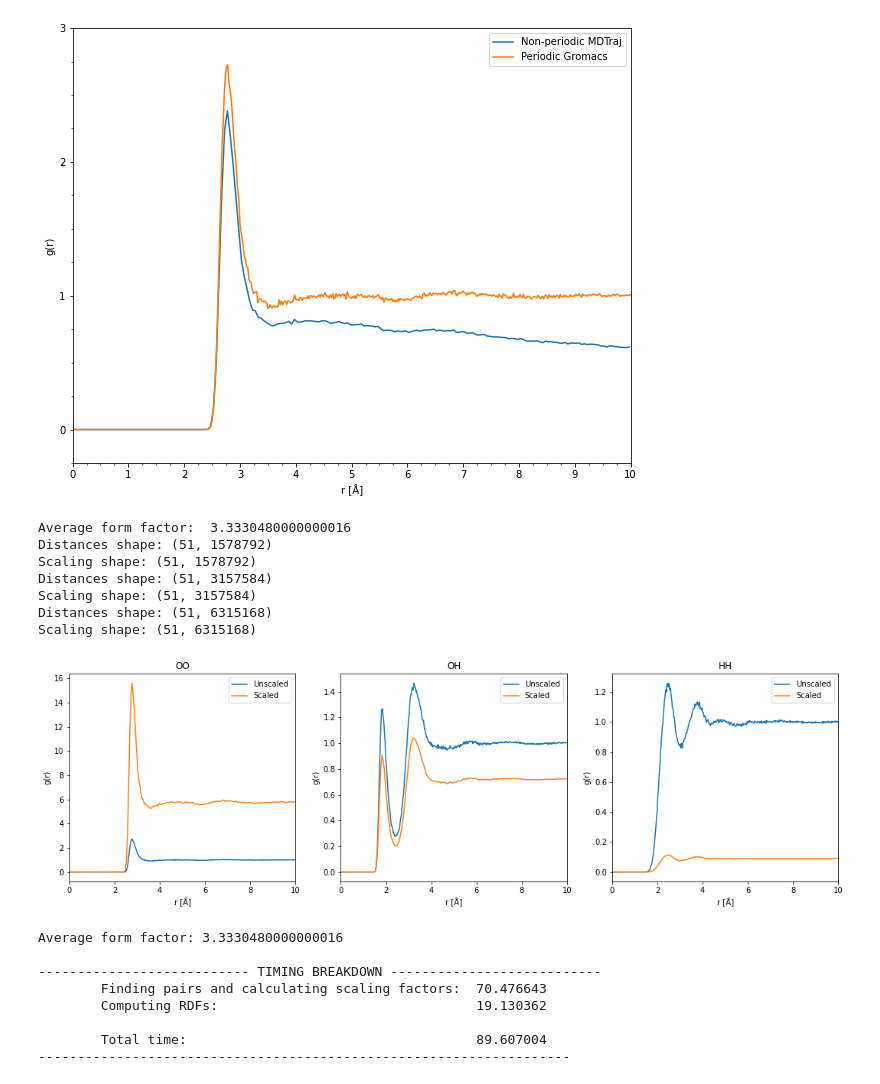
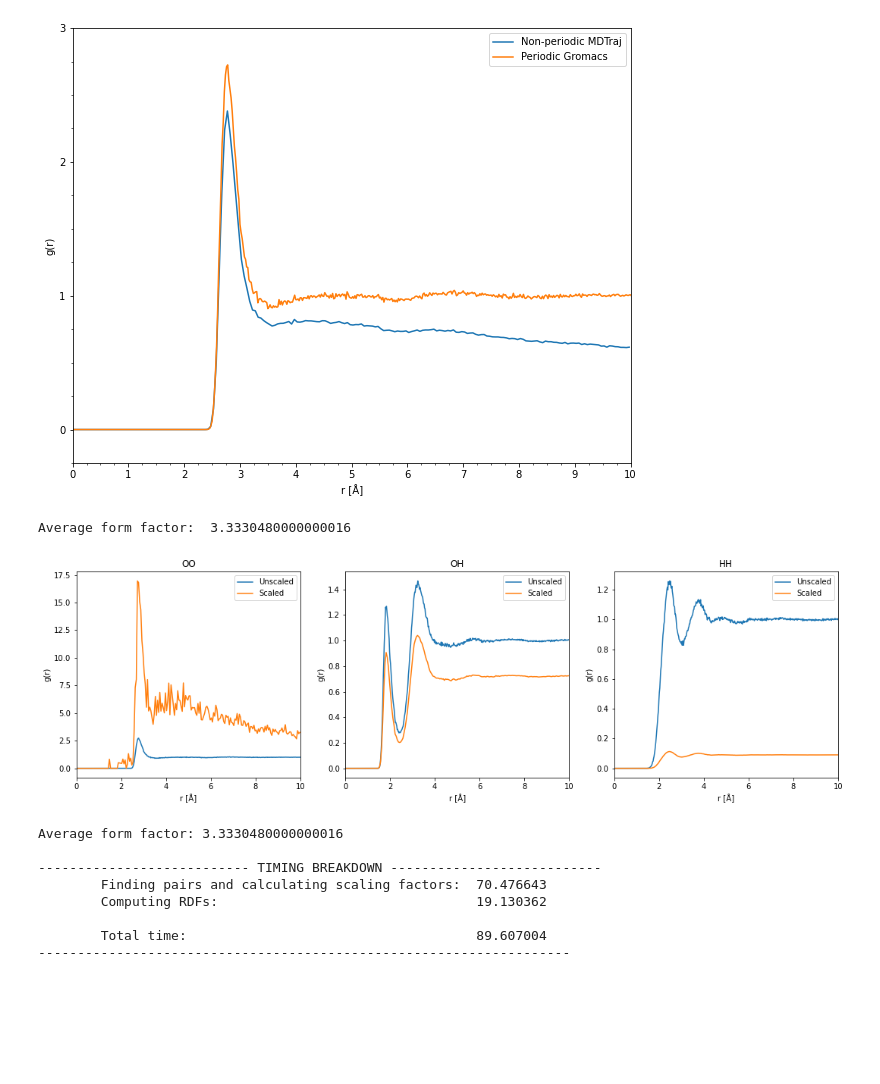
Before and after one commit to schwinns/polyamide-build, a Jupyter notebook: protonated/walls/L33A_33A_68A/hydration/testing/gromacs_water_box/rdfs/plot_water_rdfs.ipynb, the cells around one changed output. Cells and saved outputs as stored; diff of their text form; code cells hidden in the pictures; blank space fills up the shorter version.

```diff
--- a/protonated/walls/L33A_33A_68A/hydration/testing/gromacs_water_box/rdfs/plot_water_rdfs.ipynb
+++ b/protonated/walls/L33A_33A_68A/hydration/testing/gromacs_water_box/rdfs/plot_water_rdfs.ipynb
@@ -294,10 +294,9 @@ for f in np.arange(frame_start, frame_end):
                 scaling.append(f_i*f_j)
 
     OO_scaling = np.zeros(len(OO_pairs))
-    OO_scaling = np.array(scaling) / avg_f**2
+    OO_scaling = np.array([scaling]) / avg_f**2
 
-    no_scaling = np.ones((1,OO_scaling.shape[0]))
-    r_OO, g_OO = compute_rdf(t, OO_pairs, scaling_factors=no_scaling, periodic=True)
+    r_OO, g_OO = compute_rdf(t, OO_pairs, scaling_factors=OO_scaling, periodic=True)
 
     if g_avg is not None:
         g_avg += g_OO
@@ -308,6 +307,7 @@ for f in np.arange(frame_start, frame_end):
 
 g_avg = g_avg / (frame_end - frame_start)
 plt.plot(r_OO*10, g_avg, label='Cutout slab')
-plt.plot(dataO[0,:]*10, dataO[1,:], label='Full system')
-plt.title('OO RDF for Water')
+# plt.plot(dataO[0,:]*10, dataO[1,:], label='Full system')
+plt.plot(r_OO_full*10, g_OO_full, label='Full system')
+plt.title('OO RDF for Water SCALED')
 plt.legend();
@@ -462,41 +460,35 @@ for f in range(t.n_frames):
     HH_scaling[f,:] = np.array(scaling) / avg_f**2
 
 
 # Compute RDFs
 print('Average form factor: ', avg_f)
-r_OO, g_OO = compute_rdf(t, OO_pairs, scaling_factors=OO_scaling)
+r_OO_full, g_OO_full = compute_rdf(t, OO_pairs, scaling_factors=OO_scaling)
 r_OH, g_OH = compute_rdf(t, OH_pairs, scaling_factors=OH_scaling)
 r_HH, g_HH = compute_rdf(t, HH_pairs, scaling_factors=HH_scaling)
 
 # Plotting
 fig, ax = plt.subplots(1,3, figsize=(18,5))
 
 ax[0].set_title('OO')
 ax[0].plot(dataO[0,:]*10, dataO[1,:], label='Unscaled')
 ax[0].plot(r_OO*10, g_OO, label='Scaled')
 
 ax[1].set_title('OH')
 ax[1].plot(dataO[0,:]*10, dataO[4,:], label='Unscaled')
 ax[1].plot(r_OH*10, g_OH, label='Scaled')
 
 ax[2].set_title('HH')
 ax[2].plot(dataH[0,:]*10, dataH[4,:], label='Unscaled')
 ax[2].plot(r_HH*10, g_HH, label='Scaled')
 
 for i in range(3):
     ax[i].set_xlim(0,10)
     ax[i].set_xlabel('r [Å]')
     ax[i].set_ylabel('g(r)')
     ax[i].legend();
 # %% [output]
 Average form factor:  3.3330480000000016
-Distances shape: (51, 1578792)
-Scaling shape: (51, 1578792)
-Distances shape: (51, 3157584)
-Scaling shape: (51, 3157584)
-Distances shape: (51, 6315168)
-Scaling shape: (51, 6315168)
-[figure, old version]
+[figure, new version]
 # %%
 # # Testing with precalculating average form factor only
 # t = md.load('../npt.xtc', top='../npt.gro')
```
Also changed, not shown: parts of 3 cells of this notebook, 13 other files.
